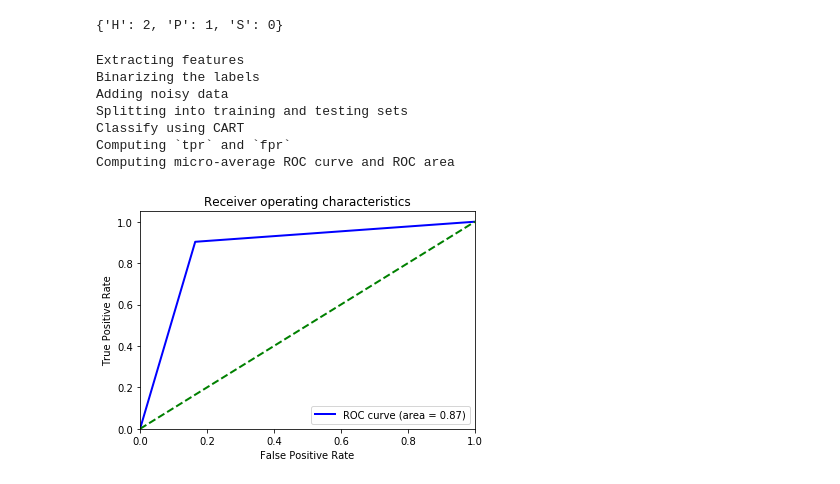
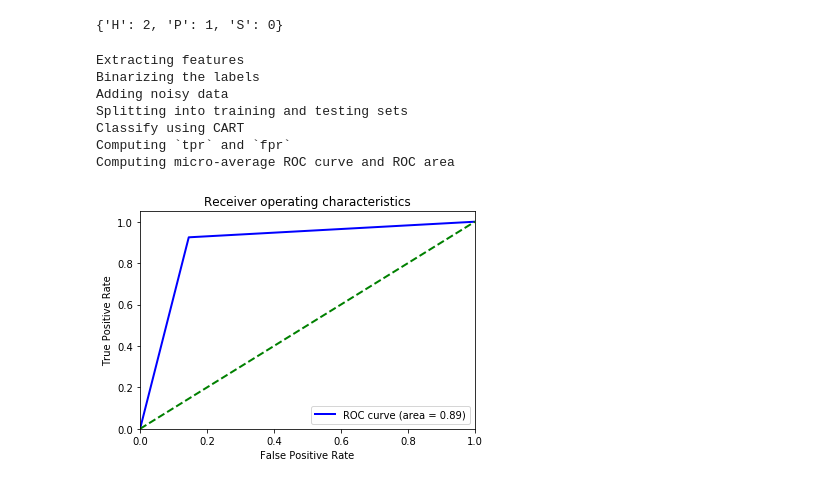
Before and after one commit to TushaarGVS/Phishing, a Jupyter notebook: code/ROC_curve.ipynb, the cells around one changed output. Cells and saved outputs as stored; diff of their text form; code cells hidden in the pictures.

```diff
--- a/code/ROC_curve.ipynb
+++ b/code/ROC_curve.ipynb
@@ -108,7 +108,7 @@ def ROC(df, classes, label):
     X_train, X_test, y_train, y_test = train_test_split(X, y, test_size=.5, random_state=0)
 
     print "Classify using CART"
-    estimator = DecisionTreeClassifier(max_leaf_nodes=3, random_state=0)
+    estimator = DecisionTreeClassifier(random_state = random_state)
     estimator.fit(X_train, y_train)
     y_score = estimator.predict(X_test)
 
@@ -116,32 +116,32 @@ def ROC(df, classes, label):
     fpr = dict()
     tpr = dict()
     roc_auc = dict()
     for i in range(n_classes):
         fpr[i], tpr[i], _ = roc_curve(y_test[:, i], y_score[:, i])
         roc_auc[i] = auc(fpr[i], tpr[i])
 
     print "Computing micro-average ROC curve and ROC area"
     fpr["micro"], tpr["micro"], _ = roc_curve(y_test.ravel(), y_score.ravel())
     roc_auc["micro"] = auc(fpr["micro"], tpr["micro"])
 
     plt.plot(fpr[2], tpr[2], color='blue',lw = 2, label = 'ROC curve (area = %0.2f)' % roc_auc[2])
     plt.plot([0, 1], [0, 1], color='green', lw = 2, linestyle='--')
     plt.xlim([0.0, 1.0])
     plt.ylim([0.0, 1.05])
     plt.xlabel('False Positive Rate')
     plt.ylabel('True Positive Rate')
     plt.title('Receiver operating characteristics')
-    plt.legend(loc="lower right")
+    plt.legend(loc = "lower right")
     plt.show()
 
 classes = list(mapping.values())
 ROC(transformed_df, classes, 'label')
 # %% [output]
 Extracting features
 Binarizing the labels
 Adding noisy data
 Splitting into training and testing sets
 Classify using CART
 Computing `tpr` and `fpr`
 Computing micro-average ROC curve and ROC area
-[figure, old version]
+[figure, new version]
```
Also changed, not shown: 1 other file.
